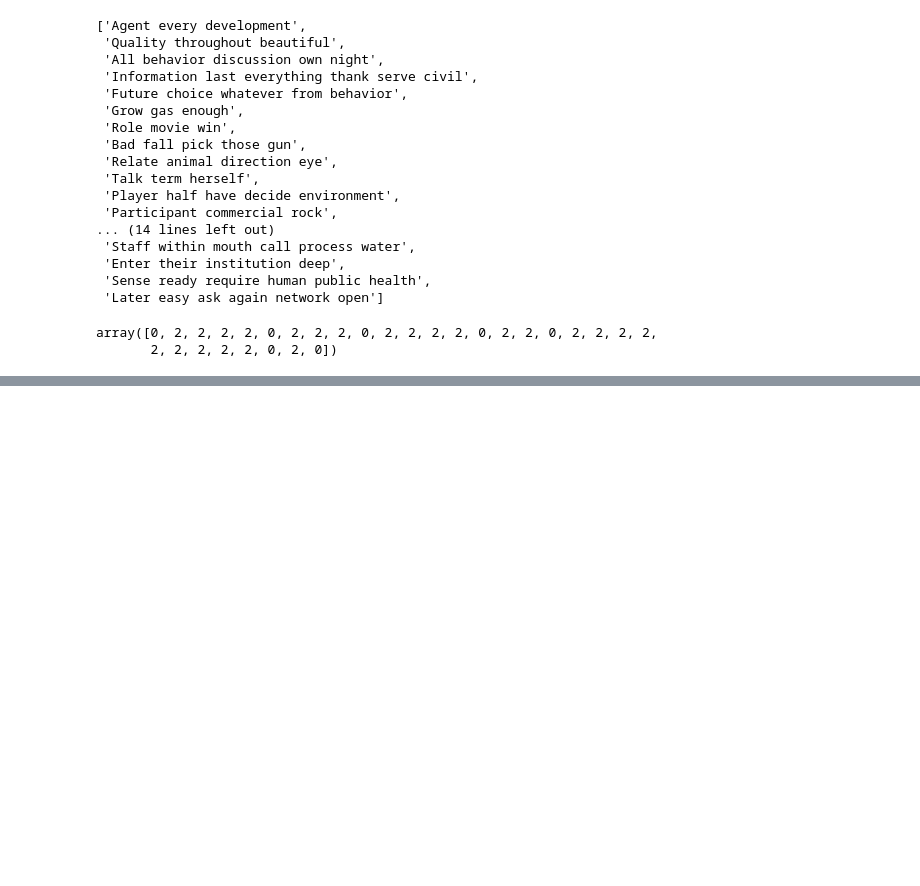
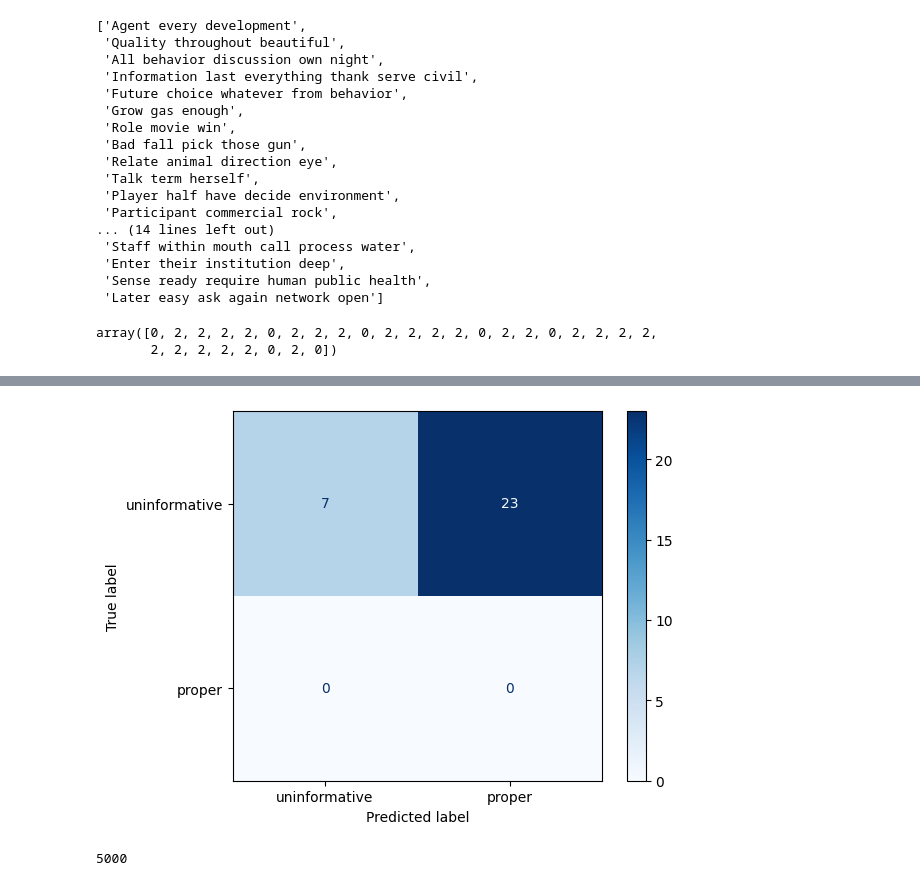
Before and after one commit to ElonGawi/Viral-Annotation-Classifier, a Jupyter notebook: compare_models.ipynb, the cells around one changed output, grey strips where cells are left out. Saved outputs shown, nothing was run; the diff lists cells and outputs as text; code cells hidden in the pictures; blank space fills up the shorter version.

```diff
--- a/compare_models.ipynb
+++ b/compare_models.ipynb
@@ -177,3 +210,6 @@ llm.predict(cleaned_random)
 # %% [output]
 array([0, 2, 2, 2, 2, 0, 2, 2, 2, 0, 2, 2, 2, 2, 0, 2, 2, 0, 2, 2, 2, 2,
        2, 2, 2, 2, 2, 0, 2, 0])
+# %%
+lab = [0,0,0,0,0,0,0,0,0,0,0,0,0,0,0,0,0,0,0,0,0,0,0,0,0,0,0,0,0,0]
+len(lab)
@@ -179,0 +218,6 @@ array([0, 2, 2, 2, 2, 0, 2, 2, 2, 0, 2, 2, 2, 2, 0, 2, 2, 0, 2, 2, 2, 2,
+# %%
+import pandas as pd
+random = pd.DataFrame({"protein_annotation": cleaned_random, "label" : lab})
+from sklearn.metrics import classification_report
+random["predicted_label"] = llm.predict(random["protein_annotation"].tolist())
+print(classification_report(random["label"], random["predicted_label"]))
@@ -179,0 +233,9 @@ array([0, 2, 2, 2, 2, 0, 2, 2, 2, 0, 2, 2, 2, 2, 0, 2, 2, 0, 2, 2, 2, 2,
+# %%
+from sklearn.metrics import confusion_matrix, ConfusionMatrixDisplay
+import matplotlib.pyplot as plt
+cm = confusion_matrix(random["label"], random["predicted_label"])
+disp = ConfusionMatrixDisplay(confusion_matrix=cm, display_labels=["uninformative", "proper"])
+disp.plot(cmap="Blues", values_format='d')  # 'd' = integer format
+plt.show()
+# %% [output]
+[figure, added]
@@ -179,0 +249,4 @@ array([0, 2, 2, 2, 2, 0, 2, 2, 2, 0, 2, 2, 2, 2, 0, 2, 2, 0, 2, 2, 2, 2,
+# %%
+len(cleaned_random_5k)
+# %% [output]
+5000
```
Also changed, not shown: parts of 22 cells of this notebook, 8 other files.
